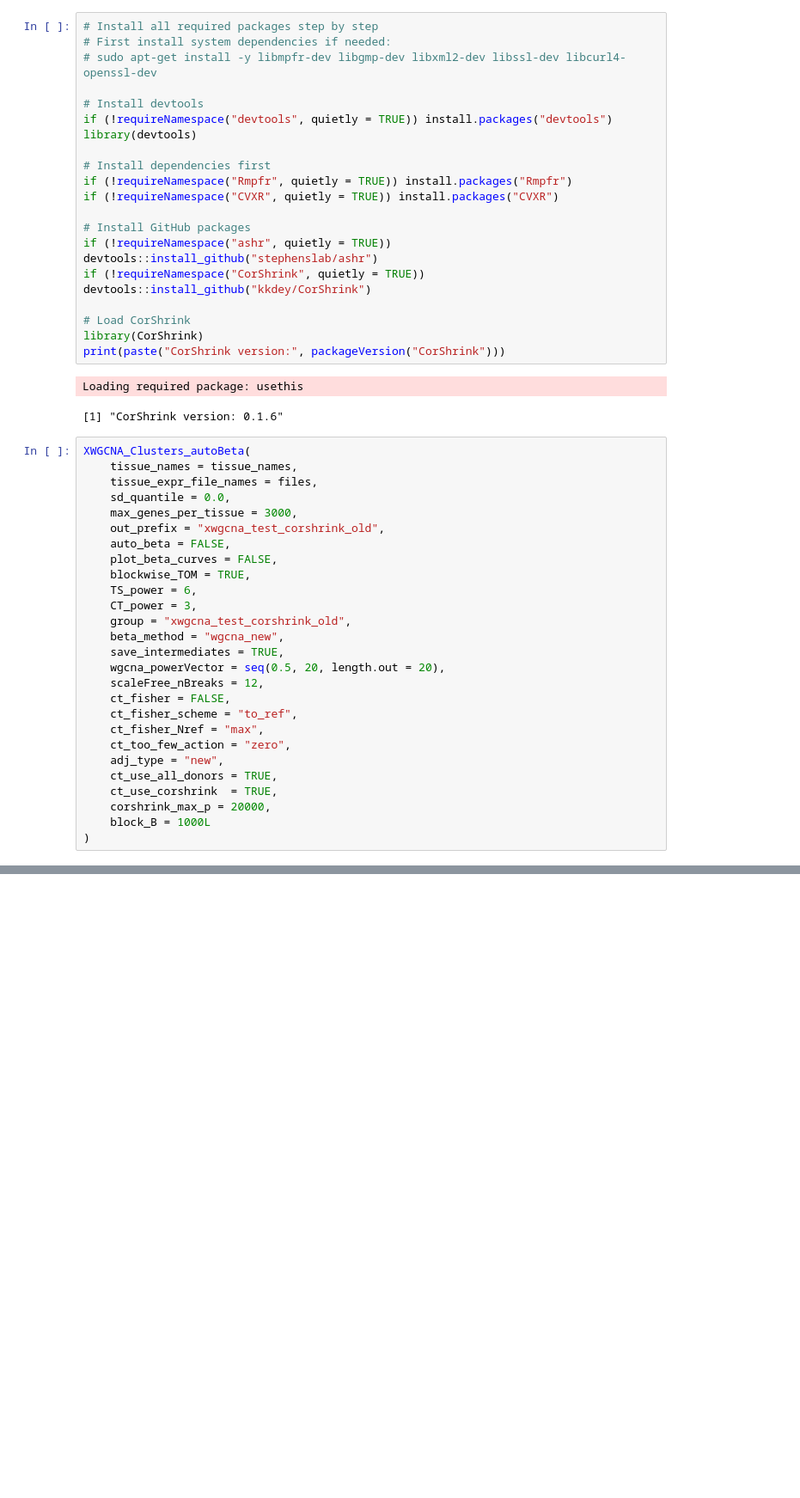
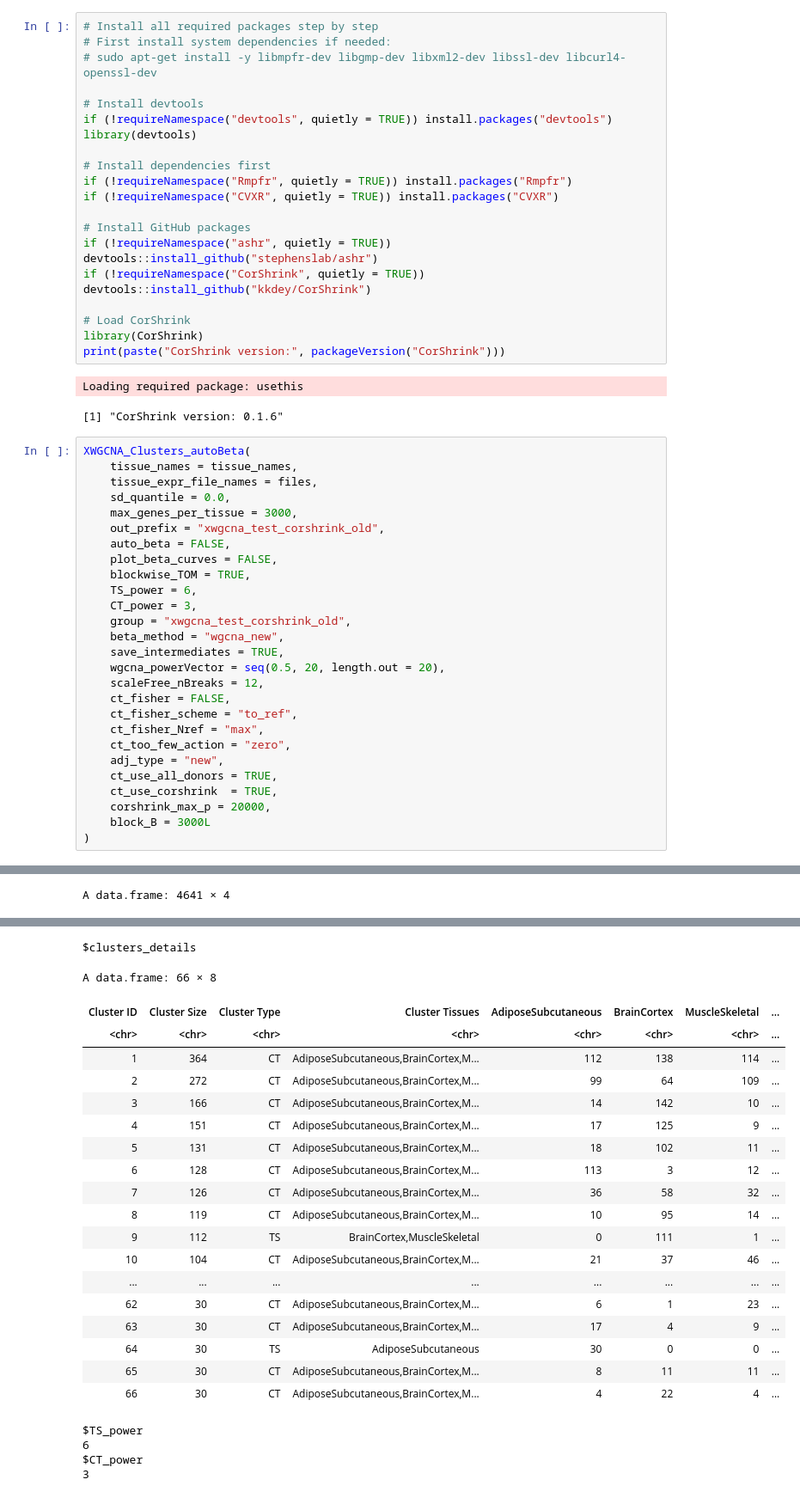
Before and after one commit to edenede2/CoExpression_ReProduction, a Jupyter notebook: nbs/testing_corshrinkWGCNA.ipynb, the cells around one changed output, grey strips where cells are left out. Shown at 86% size. Cells and saved outputs as stored; diff of their text form; blank space fills up the shorter version.

```diff
--- a/nbs/testing_corshrinkWGCNA.ipynb
+++ b/nbs/testing_corshrinkWGCNA.ipynb
@@ -79,7 +79,7 @@ XWGCNA_Clusters_autoBeta(
     ct_use_all_donors = TRUE,
     ct_use_corshrink  = TRUE,
     corshrink_max_p = 20000,
-    block_B = 1000L
+    block_B = 3000L
 )
 # %% [output]
 Using constant β values.
@@ -101,0 +103 @@ CorShrink in blocks: |A|=3000, |B|=3000, block_B=1000
+A data.frame: 4641 × 4
@@ -101,0 +122,24 @@ CorShrink in blocks: |A|=3000, |B|=3000, block_B=1000
+$clusters_details
+A data.frame: 66 × 8
+| Cluster ID | Cluster Size | Cluster Type | Cluster Tissues | AdiposeSubcutaneous | BrainCortex | MuscleSkeletal | ... |
+| <chr> | <chr> | <chr> | <chr> | <chr> | <chr> | <chr> | ... |
+| 1 | 364 | CT | AdiposeSubcutaneous,BrainCortex,M... | 112 | 138 | 114 | ... |
+| 2 | 272 | CT | AdiposeSubcutaneous,BrainCortex,M... | 99 | 64 | 109 | ... |
+| 3 | 166 | CT | AdiposeSubcutaneous,BrainCortex,M... | 14 | 142 | 10 | ... |
+| 4 | 151 | CT | AdiposeSubcutaneous,BrainCortex,M... | 17 | 125 | 9 | ... |
+| 5 | 131 | CT | AdiposeSubcutaneous,BrainCortex,M... | 18 | 102 | 11 | ... |
+| 6 | 128 | CT | AdiposeSubcutaneous,BrainCortex,M... | 113 | 3 | 12 | ... |
+| 7 | 126 | CT | AdiposeSubcutaneous,BrainCortex,M... | 36 | 58 | 32 | ... |
+| 8 | 119 | CT | AdiposeSubcutaneous,BrainCortex,M... | 10 | 95 | 14 | ... |
+| 9 | 112 | TS | BrainCortex,MuscleSkeletal | 0 | 111 | 1 | ... |
+| 10 | 104 | CT | AdiposeSubcutaneous,BrainCortex,M... | 21 | 37 | 46 | ... |
+| ... | ... | ... | ... | ... | ... | ... | ... |
+| 62 | 30 | CT | AdiposeSubcutaneous,BrainCortex,M... | 6 | 1 | 23 | ... |
+| 63 | 30 | CT | AdiposeSubcutaneous,BrainCortex,M... | 17 | 4 | 9 | ... |
+| 64 | 30 | TS | AdiposeSubcutaneous | 30 | 0 | 0 | ... |
+| 65 | 30 | CT | AdiposeSubcutaneous,BrainCortex,M... | 8 | 11 | 11 | ... |
+| 66 | 30 | CT | AdiposeSubcutaneous,BrainCortex,M... | 4 | 22 | 4 | ... |
+$TS_power
+6
+$CT_power
+3
```
Also changed, not shown: parts of 5 cells of this notebook, 4 other files.
